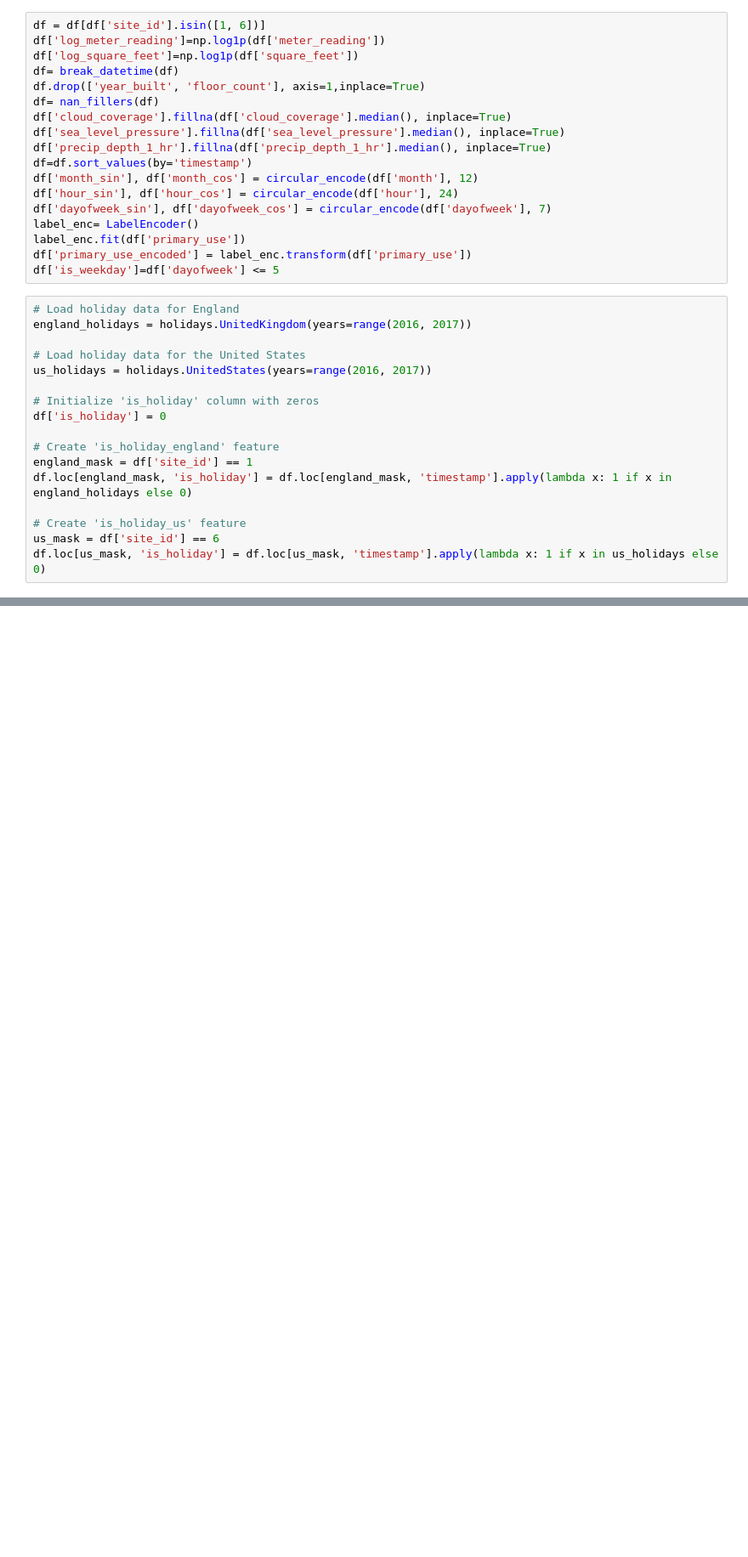
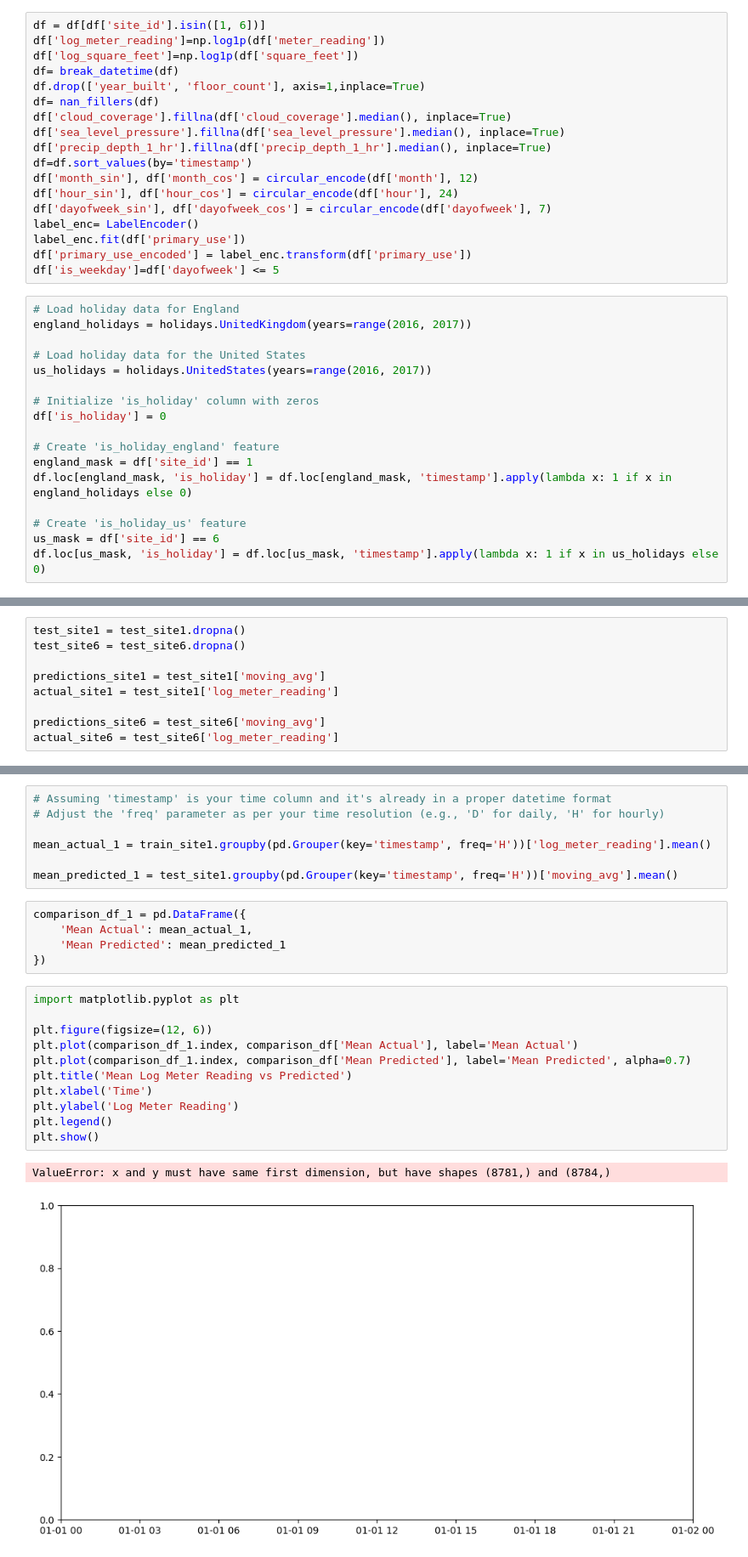
Before and after one commit to goksu-uzunturk/DI502_ElectricityPrediction, a Jupyter notebook: notebooks/MovingAverage.ipynb, the cells around one changed output, grey strips where cells are left out. Shown at 85% size. Saved outputs shown, nothing was run; the diff lists cells and outputs as text; blank space fills up the shorter version.

```diff
--- a/notebooks/MovingAverage.ipynb
+++ b/notebooks/MovingAverage.ipynb
@@ -110,0 +157,9 @@ df.loc[us_mask, 'is_holiday'] = df.loc[us_mask, 'timestamp'].apply(lambda x: 1 i
+# %%
+test_site1 = test_site1.dropna()
+test_site6 = test_site6.dropna()
+
+predictions_site1 = test_site1['moving_avg']
+actual_site1 = test_site1['log_meter_reading']
+
+predictions_site6 = test_site6['moving_avg']
+actual_site6 = test_site6['log_meter_reading']
@@ -110,0 +204,26 @@ df.loc[us_mask, 'is_holiday'] = df.loc[us_mask, 'timestamp'].apply(lambda x: 1 i
+# %%
+# Assuming 'timestamp' is your time column and it's already in a proper datetime format
+# Adjust the 'freq' parameter as per your time resolution (e.g., 'D' for daily, 'H' for hourly)
+
+mean_actual_1 = train_site1.groupby(pd.Grouper(key='timestamp', freq='H'))['log_meter_reading'].mean()
+
+mean_predicted_1 = test_site1.groupby(pd.Grouper(key='timestamp', freq='H'))['moving_avg'].mean()
+# %%
+comparison_df_1 = pd.DataFrame({
+    'Mean Actual': mean_actual_1,
+    'Mean Predicted': mean_predicted_1
+})
+# %%
+import matplotlib.pyplot as plt
+
+plt.figure(figsize=(12, 6))
+plt.plot(comparison_df_1.index, comparison_df['Mean Actual'], label='Mean Actual')
+plt.plot(comparison_df_1.index, comparison_df['Mean Predicted'], label='Mean Predicted', alpha=0.7)
+plt.title('Mean Log Meter Reading vs Predicted')
+plt.xlabel('Time')
+plt.ylabel('Log Meter Reading')
+plt.legend()
+plt.show()
+# %% [output]
+ValueError: x and y must have same first dimension, but have shapes (8781,) and (8784,)
+[figure, added]
```
Also changed, not shown: parts of 3 cells of this notebook.
